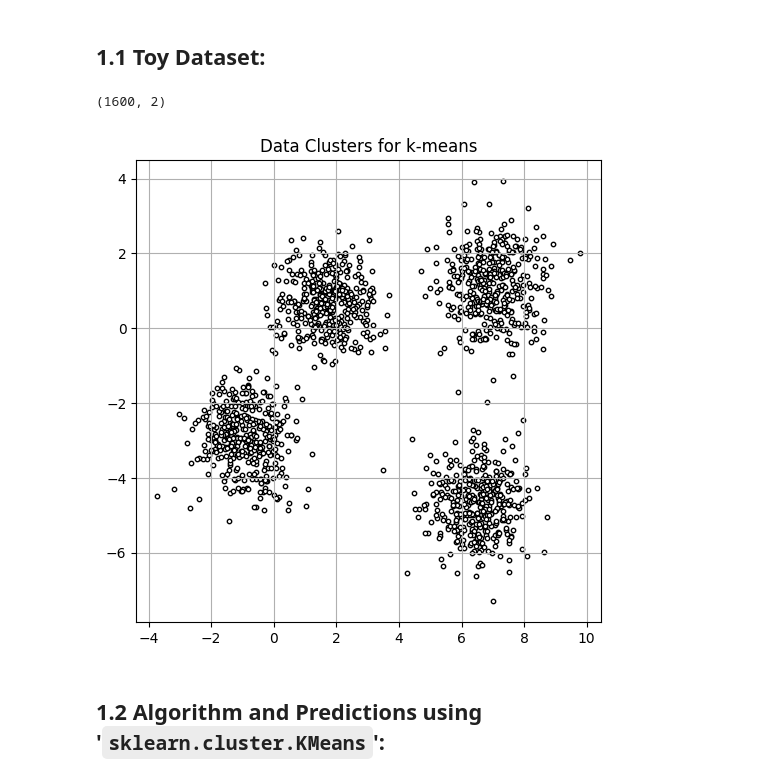
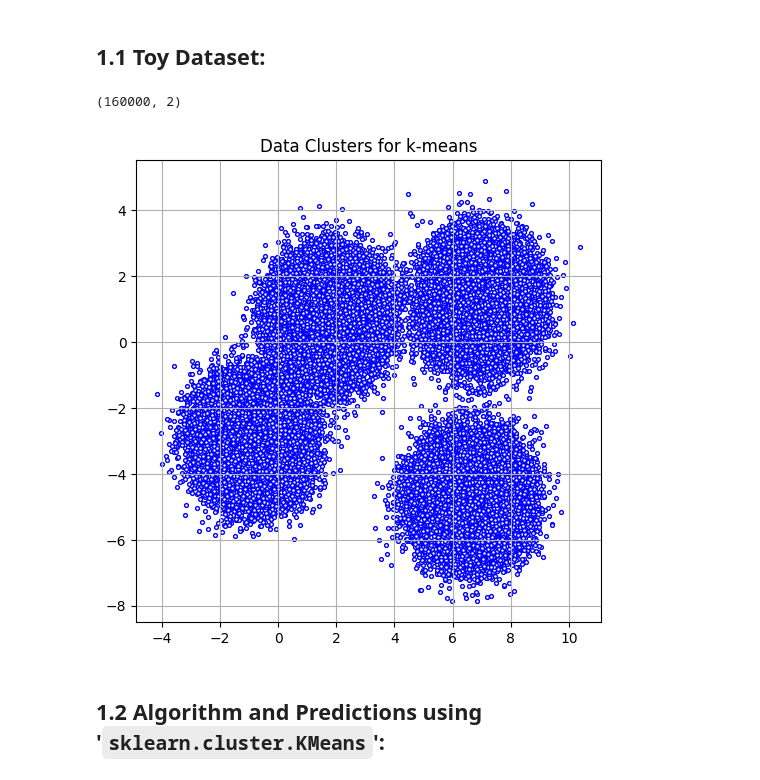
Before and after one commit to vbwanere/SEDS-in-Python, a Jupyter notebook: gmm/GMM_from_Scratch.ipynb, the cells around one changed output. Saved outputs shown, nothing was run; the diff lists cells and outputs as text; code cells hidden in the pictures.

```diff
--- a/gmm/GMM_from_Scratch.ipynb
+++ b/gmm/GMM_from_Scratch.ipynb
@@ -18,26 +18,26 @@ import numpy as np
 from sklearn.datasets import make_blobs
 # %%
 X, y = make_blobs(
-   n_samples=1600, n_features=2,
+   n_samples=160000, n_features=2,
    centers=4, cluster_std=0.8,
    shuffle=True, random_state=53
 )
 # %%
 X.shape
 # %% [output]
-(1600, 2)
+(160000, 2)
 # %%
 plt.figure(figsize=(6, 6))
 plt.scatter(
    X[:, 0], X[:, 1],
    c='white', marker='.',
-   edgecolor='black', s=40
+   edgecolor='blue', s=30
 )
 plt.title('Data Clusters for k-means')
 plt.grid()
 plt.show()
 # %% [output]
-[figure, old version]
+[figure, new version]
 # %% [markdown]
 ## 1.2 Algorithm and Predictions using '`sklearn.cluster.KMeans`':
 # %% [markdown]
```
Also changed, not shown: parts of 6 cells of this notebook.
